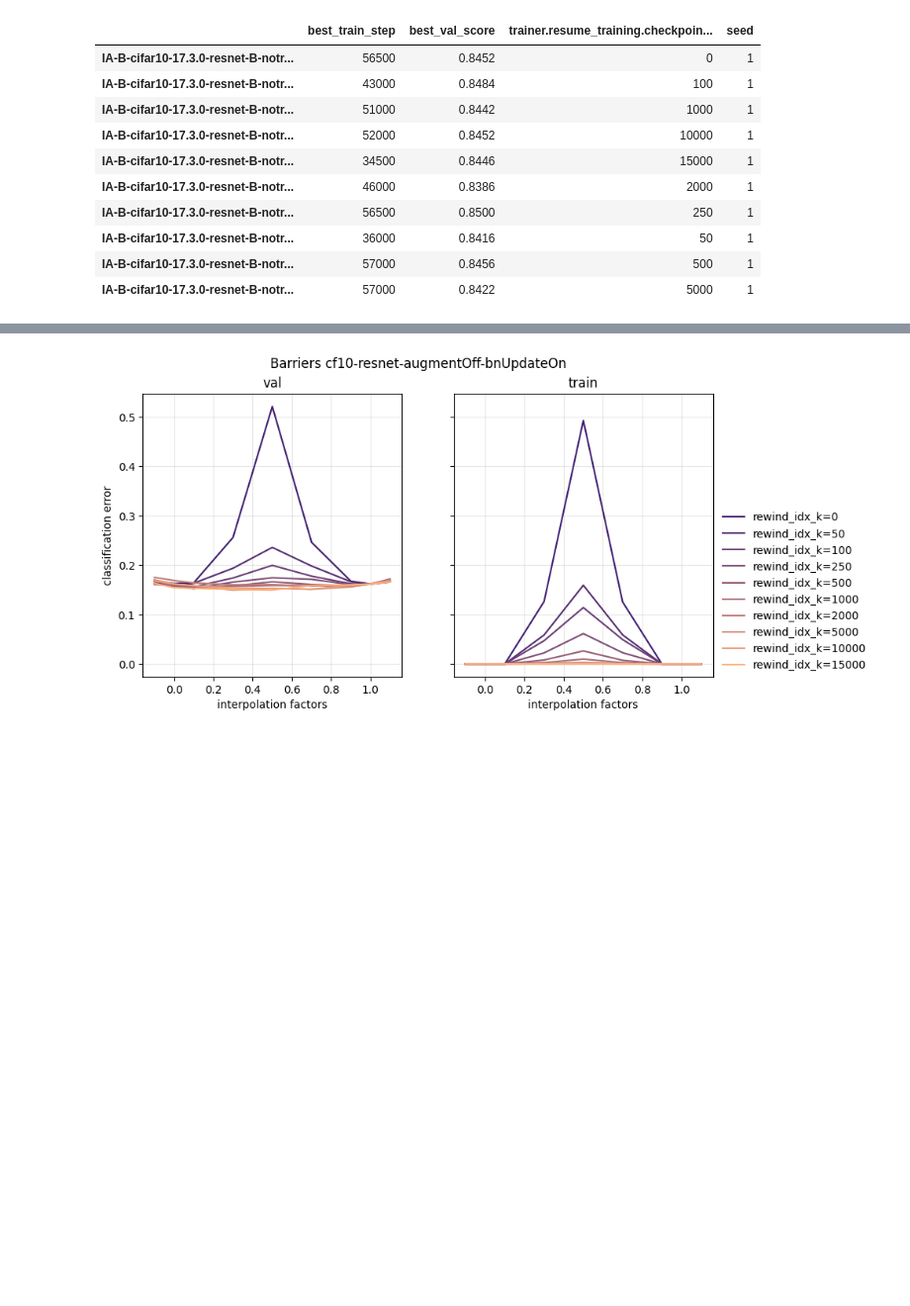
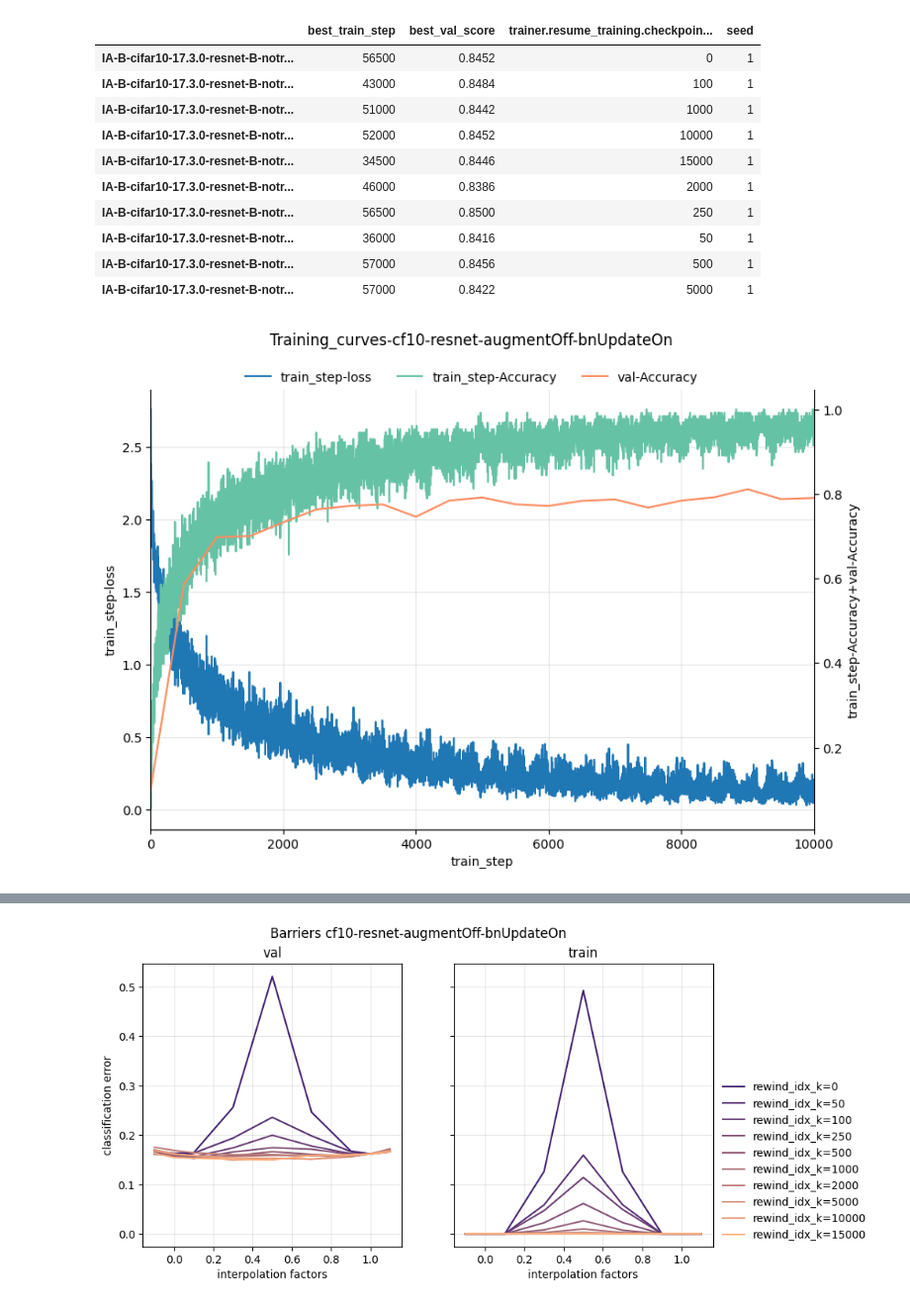
Before and after one commit to maximilianmbeck/lfmd_notebooks, a Jupyter notebook: lfmd_notebooks/17-cf10-resnet-linear_mode_connect.ipynb, the cells around one changed output, grey strips where cells are left out. Shown at 99% size. Cells and saved outputs as stored; diff of their text form; code cells hidden in the pictures; blank space fills up the shorter version.

```diff
--- a/lfmd_notebooks/17-cf10-resnet-linear_mode_connect.ipynb
+++ b/lfmd_notebooks/17-cf10-resnet-linear_mode_connect.ipynb
@@ -213,6 +213,11 @@ sweepr.get_summary()
 | IA-B-cifar10-17.3.0-resnet-B-notr... | 36000 | 0.8416 | 50 | 1 |
 | IA-B-cifar10-17.3.0-resnet-B-notr... | 57000 | 0.8456 | 500 | 1 |
 | IA-B-cifar10-17.3.0-resnet-B-notr... | 57000 | 0.8422 | 5000 | 1 |
+# %%
+mj_dl = mainjob.get_data_log(['train_step', 'val'])
+f = plot_data_log_values(mj_dl, y_axis_left=['train_step-loss'], y_axis_right=['train_step-Accuracy', 'val-Accuracy'], xlim=(0, 10000), x_axis='train_step', title=f'Training_curves-{spec}', savefig=True)
+# %% [output]
+[figure, added]
 # %%
 df = insta.combined_results_dfs['datasets'].loc['default_params']
 df
```
Also changed, not shown: parts of 4 cells of this notebook, 1 other file.
